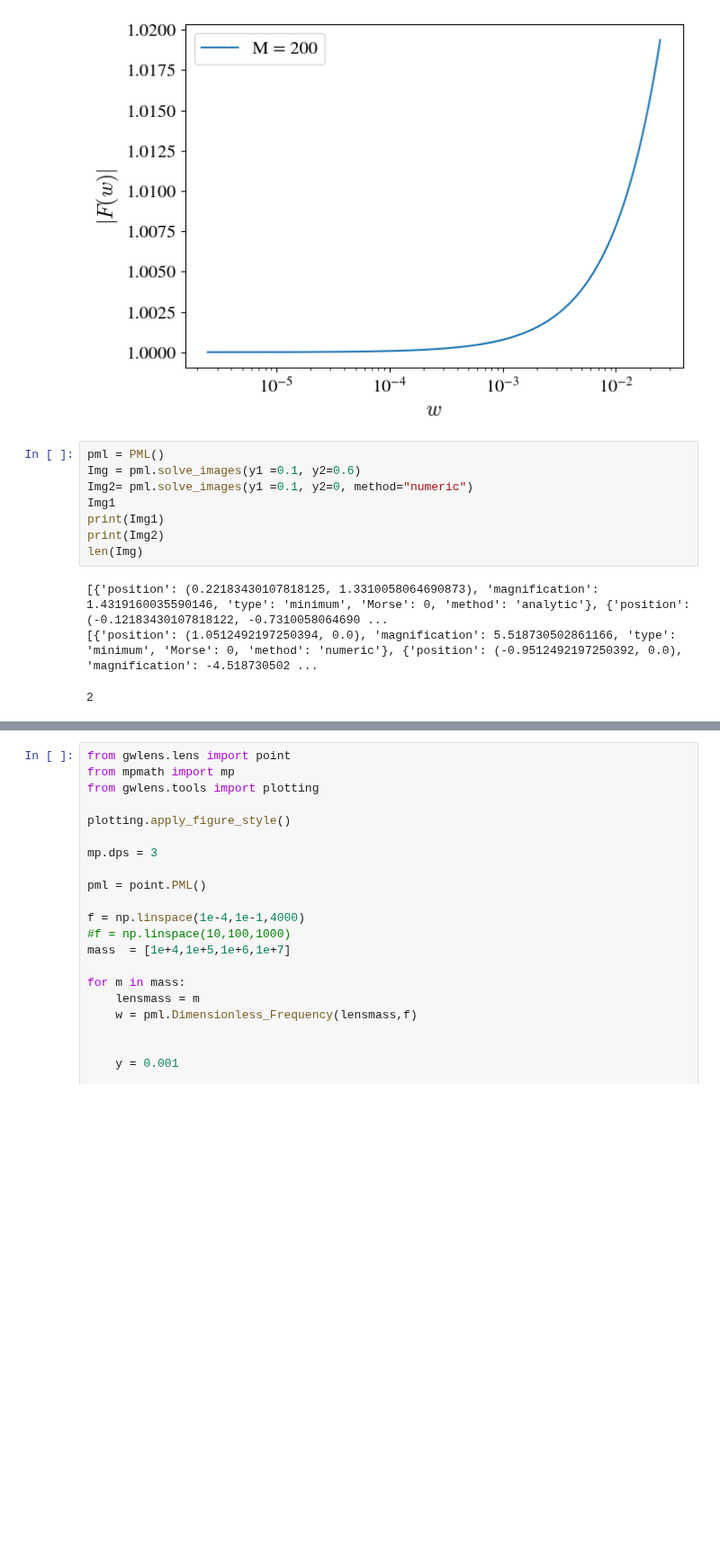
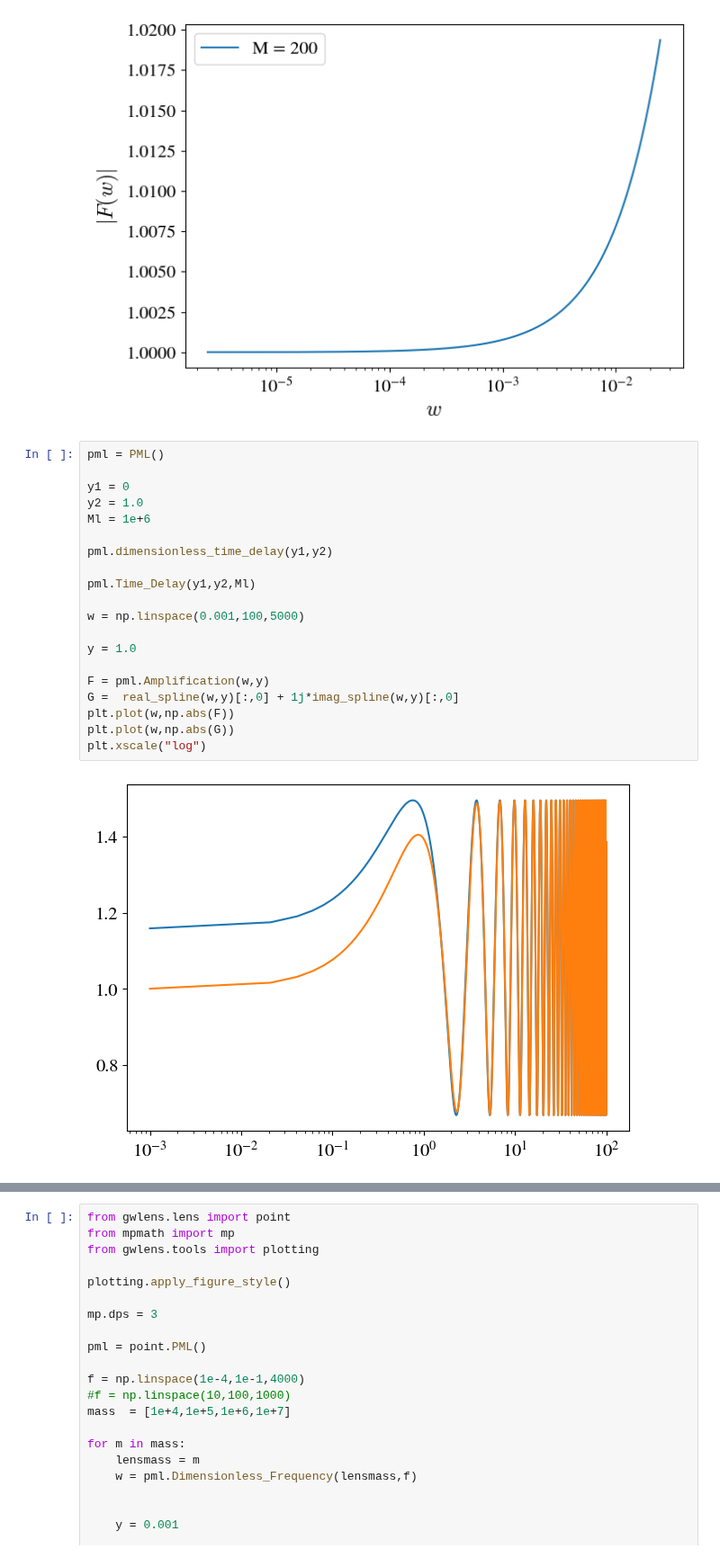
Before and after one commit to hsreekanth15/GWLENS, a Jupyter notebook: examples/getting_started.ipynb, the cells around one changed output, grey strips where cells are left out. Shown at 90% size. Saved outputs shown, nothing was run; the diff lists cells and outputs as text; blank space fills up the shorter version.

Commit message:
SIS lens  and amplification for GO iomplemented

```diff
--- a/examples/getting_started.ipynb
+++ b/examples/getting_started.ipynb
@@ -78,14 +78,24 @@ plt.show()
 [figure]
 # %%
 pml = PML()
-Img = pml.solve_images(y1 =0.1, y2=0.6)
-Img2= pml.solve_images(y1 =0.1, y2=0, method="numeric")
-Img1
-print(Img1)
-print(Img2)
-len(Img)
+
+y1 = 0
+y2 = 1.0
+Ml = 1e+6
+
+pml.dimensionless_time_delay(y1,y2)
+
+pml.Time_Delay(y1,y2,Ml)
+
+w = np.linspace(0.001,100,5000)
+
+y = 1.0
+
+F = pml.Amplification(w,y)
+G =  real_spline(w,y)[:,0] + 1j*imag_spline(w,y)[:,0]
+plt.plot(w,np.abs(F))
+plt.plot(w,np.abs(G))
+plt.xscale("log")
 # %% [output]
-[{'position': (0.22183430107818125, 1.3310058064690873), 'magnification': 1.4319160035590146, 'type': 'minimum', 'Morse': 0, 'method': 'analytic'}, {'position': (-0.12183430107818122, -0.7310058064690 ...
-[{'position': (1.0512492197250394, 0.0), 'magnification': 5.518730502861166, 'type': 'minimum', 'Morse': 0, 'method': 'numeric'}, {'position': (-0.9512492197250392, 0.0), 'magnification': -4.518730502 ...
-2
+[figure, added]
 # %%
```
Also changed, not shown: parts of 5 cells of this notebook, 6 other files.
